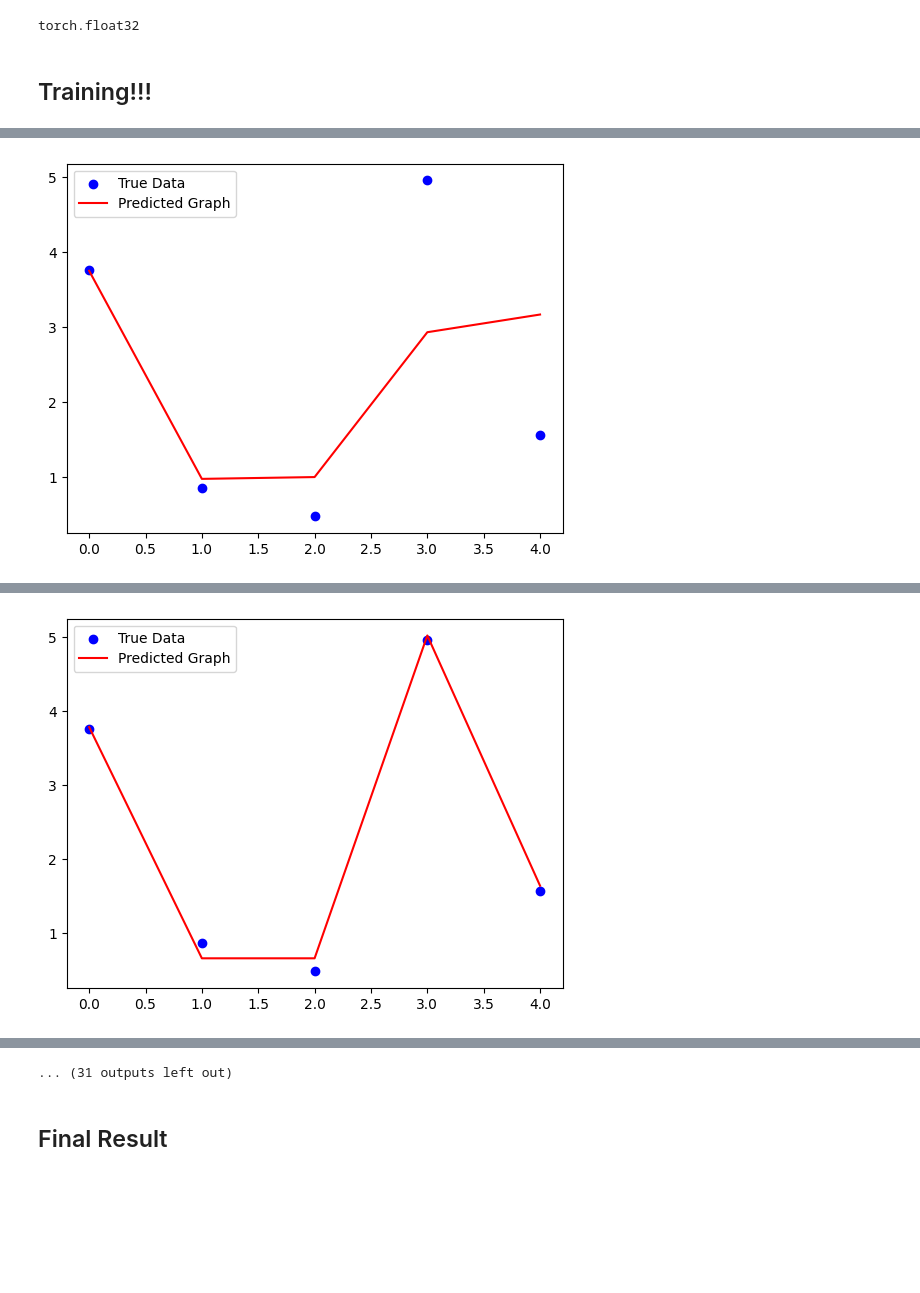
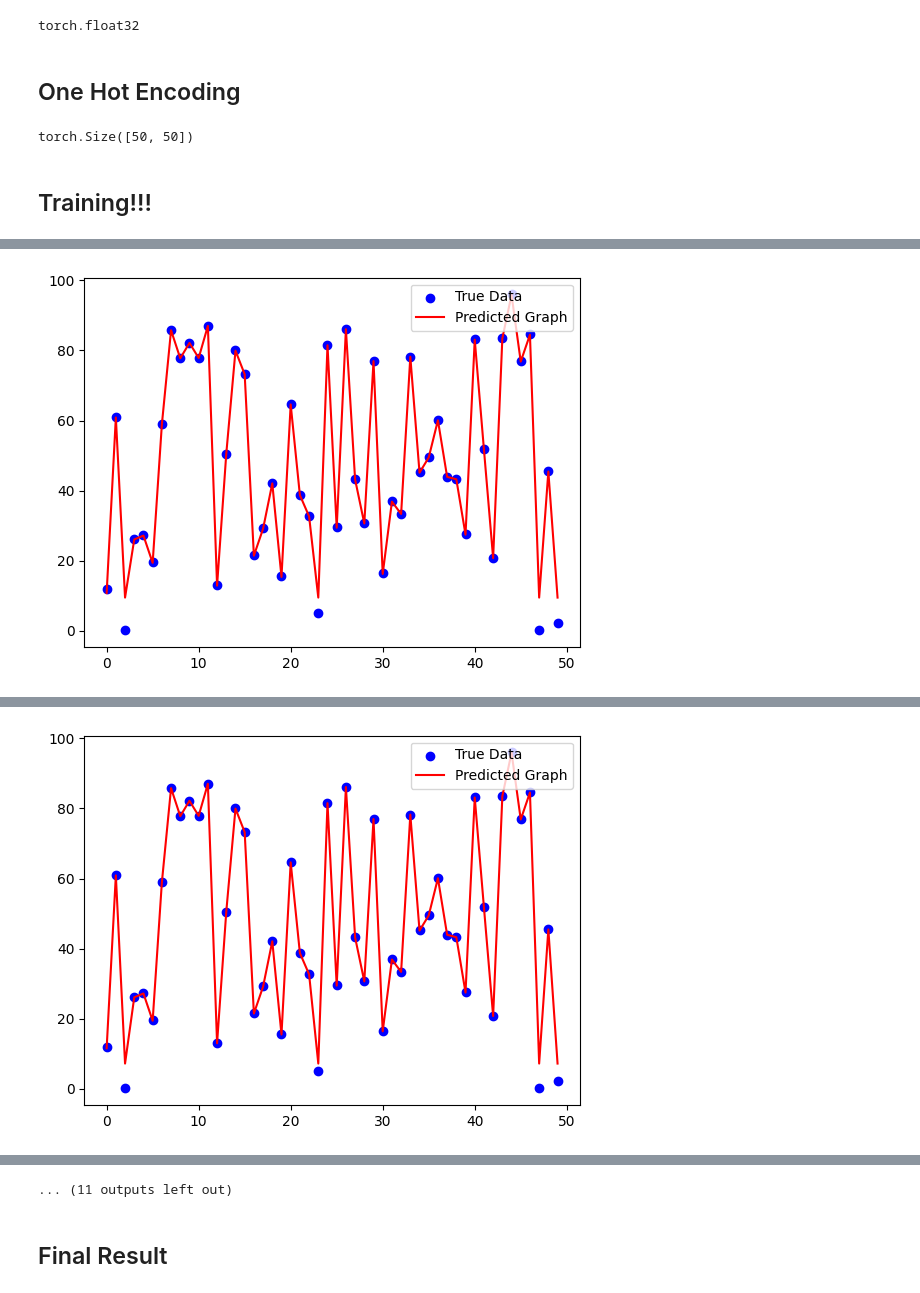
Before and after one commit to SSS-BBB/NN_Learn, a Jupyter notebook: NN_Learn.ipynb, the cells around one changed output, grey strips where cells are left out. Saved outputs shown, nothing was run; the diff lists cells and outputs as text; code cells hidden in the pictures; blank space fills up the shorter version.

Commit message:
One Hot Encoding

```diff
--- a/NN_Learn.ipynb
+++ b/NN_Learn.ipynb
@@ -23,6 +29,6 @@ X.shape
 # %%
 low_y = 0
-high_y = 5
+high_y = 100
 y = (high_y - low_y) * np.random.rand(DATA_AMOUNT) + low_y
 y.shape
 # %% [output]
@@ -40,12 +46,12 @@ plt.show()
 ## NN Module
 # %%
 class NNModel(nn.Module):
-  def __init__(self, hidden_node_list):
+  def __init__(self, in_features, hidden_node_list):
 
     super().__init__()
 
     # Input layer
-    self.inp = nn.Linear(1, hidden_node_list[0])
+    self.inp = nn.Linear(in_features, hidden_node_list[0])
 
     # Hidden layers
     self.hidden_list = nn.ModuleList()
@@ -56,6 +62,8 @@ class NNModel(nn.Module):
     self.out = nn.Linear(hidden_node_list[-1], 1)
 
   def forward(self, X):
+
+    X = X.float()
 
     # Input
     X = F.relu(self.inp(X))
@@ -79,5 +87,5 @@ array([12,  5, 14,  6, 10])
 # %%
-model = NNModel([7, 5, 4, 7])
+model = NNModel(DATA_AMOUNT, [7, 5, 4, 7])
 # %% [markdown]
 ## Loss Function And Optimizer
 # %%
@@ -123,6 +118,14 @@ y = y.float()
 y.dtype
 # %% [output]
 torch.float32
+# %% [markdown]
+## One Hot Encoding
+# %%
+X = F.one_hot(index, num_classes=DATA_AMOUNT)
+# %%
+X.shape
+# %% [output]
+torch.Size([50, 50])
 # %% [markdown]
 ## Training!!!
 # %%
@@ -130,7 +133,7 @@ import time
 start_time = time.time()
 
 # Hyper parameter
-epochs = 2000
+epochs = 1000
 show_every_epochs = 100 # Show info every n epochs
 
 # Tracking variables
@@ -161,10 +164,10 @@ for ep in range(epochs):
     # Plot graph
 
     # True
-    plt.scatter(X, y, color="b", label="True Data")
+    plt.scatter(index, y, color="b", label="True Data")
 
     # Predicted
-    plt.plot(X, y_pred.detach(), color="r", label="Predicted Graph")
+    plt.plot(y_pred.detach(), color="r", label="Predicted Graph")
 
     plt.legend()
     plt.show()
@@ -189,2 +192,2 @@ Loss: 1.3949801921844482
-[figure, old version]
+[figure, new version]
 Epoch: 399
@@ -192,2 +195,2 @@ Loss: 0.016614729538559914
-[figure, old version]
+[figure, new version]
 Epoch: 499
@@ -196,4 +199,4 @@ Loss: 0.014666249975562096
-... (31 outputs left out)
+... (11 outputs left out)
 # %% [markdown]
 ## Final Result
 # %%
```
Also changed, not shown: parts of 15 cells of this notebook.
